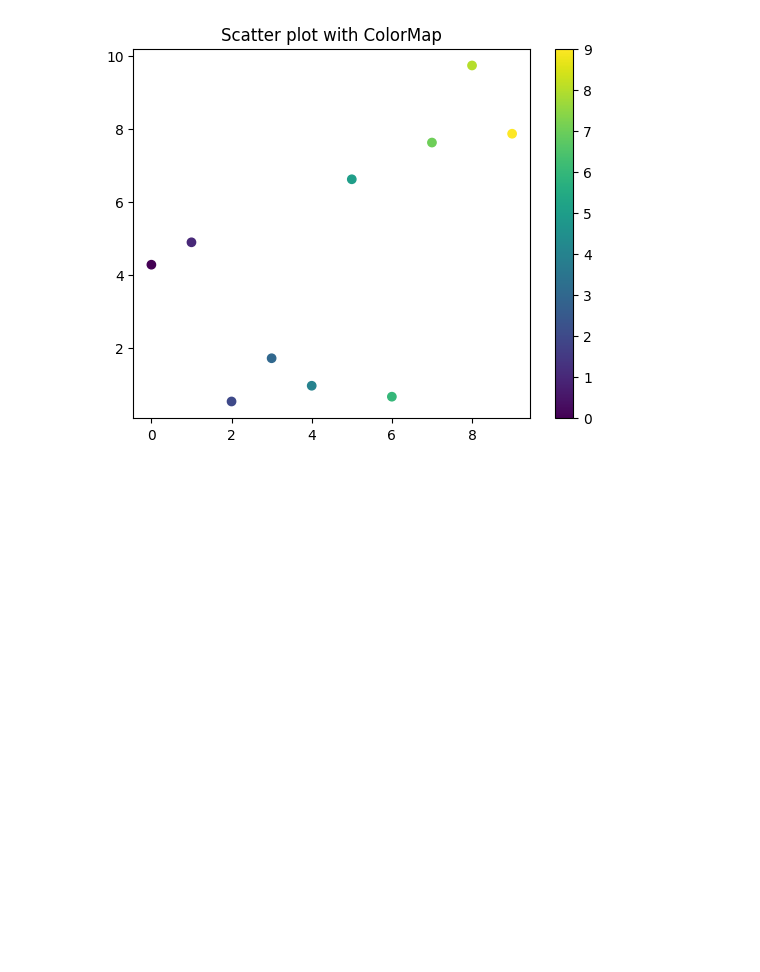
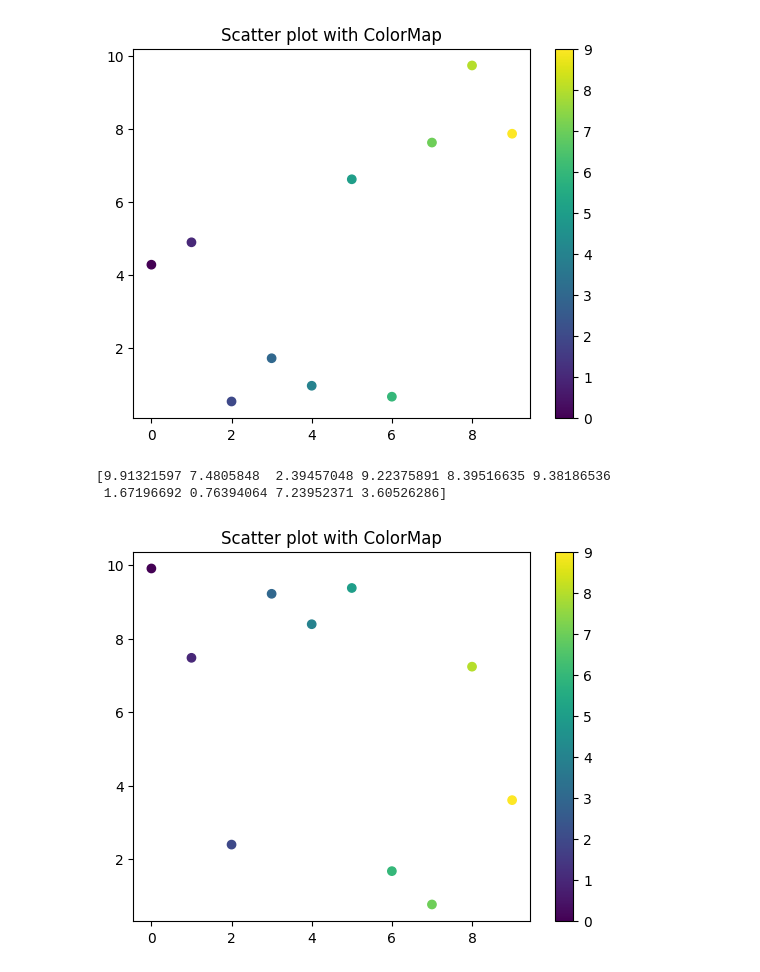
Before and after one commit to Praruj/Pandas_Practise_Portfolio, a Jupyter notebook: Notebooks/Matplotlib.ipynb, the cells around one changed output. Saved outputs shown, nothing was run; the diff lists cells and outputs as text; code cells hidden in the pictures; blank space fills up the shorter version.

Commit message:
add colorMap,  sizes and alpha

```diff
--- a/Notebooks/Matplotlib.ipynb
+++ b/Notebooks/Matplotlib.ipynb
@@ -334,3 +334,21 @@ plt.title("Scatter plot with ColorMap")
 plt.show()
 # %% [output]
 [figure]
+# %%
+# There are other built in color maps as well and we can increase color size as well.
+
+import matplotlib.pyplot as plt
+import numpy as np
+
+x=np.arange(10)
+y=np.random.rand(10)*10 # generates the array of 10 random floating- point numbers and assign it on variavble y.
+colors=np.arange(10) # values that maps to color
+
+plt.scatter(x,y, c=colors, cmap="viridis") # virdis is popular colormap.
+plt.colorbar()
+plt.title("Scatter plot with ColorMap")
+plt.show()
+# %% [output]
+[9.91321597 7.4805848  2.39457048 9.22375891 8.39516635 9.38186536
+ 1.67196692 0.76394064 7.23952371 3.60526286]
+[figure, added]
```
Also changed, not shown: parts of 3 cells of this notebook.
